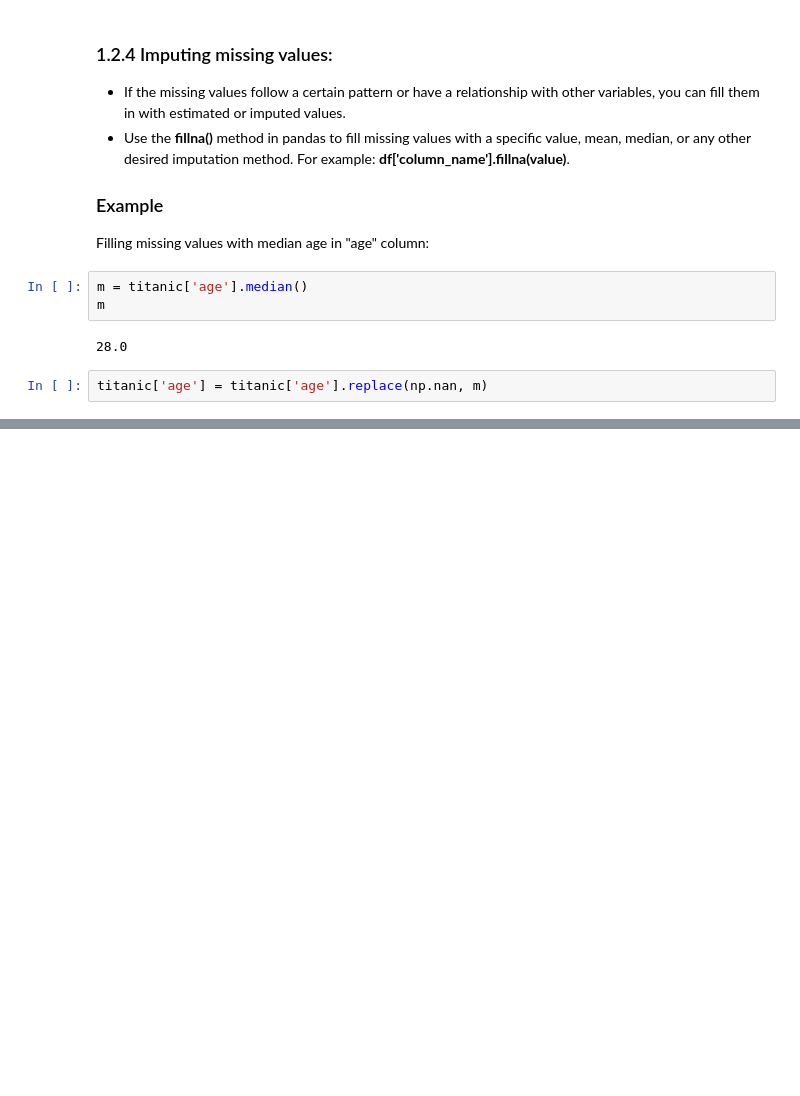
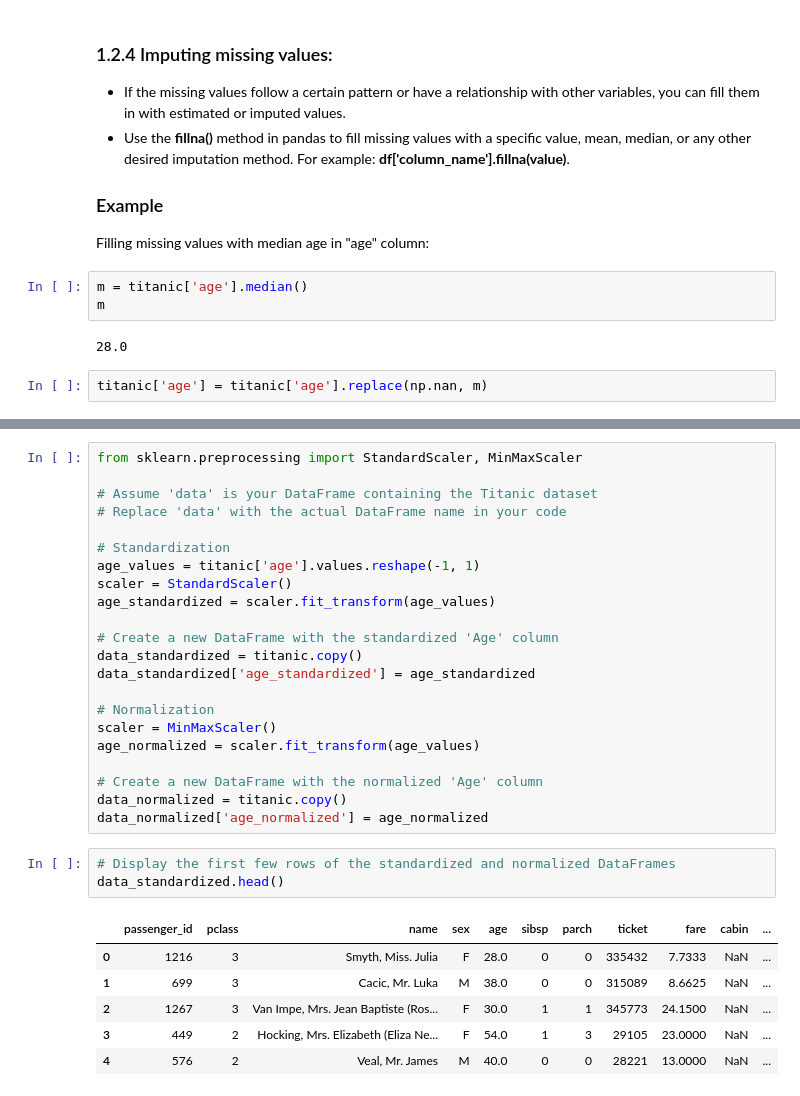
Before and after one commit to MLcmore2023/MLcmore2023, a Jupyter notebook: day1_pm_afternoon/D1-A.ipynb, the cells around one changed output, grey strips where cells are left out. Cells and saved outputs as stored; diff of their text form; blank space fills up the shorter version.

```diff
--- a/day1_pm_afternoon/D1-A.ipynb
+++ b/day1_pm_afternoon/D1-A.ipynb
@@ -244,0 +300,32 @@ dtype: int64
+# %%
+from sklearn.preprocessing import StandardScaler, MinMaxScaler
+
+# Assume 'data' is your DataFrame containing the Titanic dataset
+# Replace 'data' with the actual DataFrame name in your code
+
+# Standardization
+age_values = titanic['age'].values.reshape(-1, 1)
+scaler = StandardScaler()
+age_standardized = scaler.fit_transform(age_values)
+
+# Create a new DataFrame with the standardized 'Age' column
+data_standardized = titanic.copy()
+data_standardized['age_standardized'] = age_standardized
+
+# Normalization
+scaler = MinMaxScaler()
+age_normalized = scaler.fit_transform(age_values)
+
+# Create a new DataFrame with the normalized 'Age' column
+data_normalized = titanic.copy()
+data_normalized['age_normalized'] = age_normalized
+# %%
+# Display the first few rows of the standardized and normalized DataFrames
+data_standardized.head()
+# %% [output]
+|  | passenger_id | pclass | name | sex | age | sibsp | parch | ticket | fare | cabin | ... |
+| 0 | 1216 | 3 | Smyth, Miss. Julia | F | 28.0 | 0 | 0 | 335432 | 7.7333 | NaN | ... |
+| 1 | 699 | 3 | Cacic, Mr. Luka | M | 38.0 | 0 | 0 | 315089 | 8.6625 | NaN | ... |
+| 2 | 1267 | 3 | Van Impe, Mrs. Jean Baptiste (Ros... | F | 30.0 | 1 | 1 | 345773 | 24.1500 | NaN | ... |
+| 3 | 449 | 2 | Hocking, Mrs. Elizabeth (Eliza Ne... | F | 54.0 | 1 | 3 | 29105 | 23.0000 | NaN | ... |
+| 4 | 576 | 2 | Veal, Mr. James | M | 40.0 | 0 | 0 | 28221 | 13.0000 | NaN | ... |
```
Also changed, not shown: parts of 122 cells of this notebook, 1 other file.
